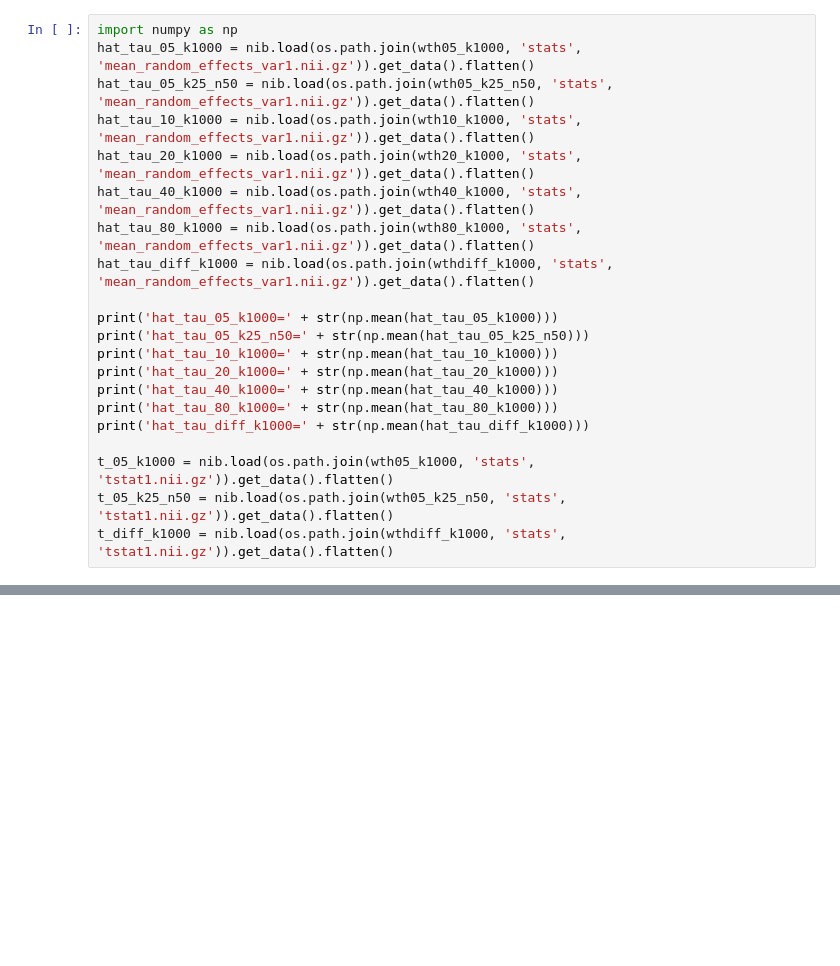
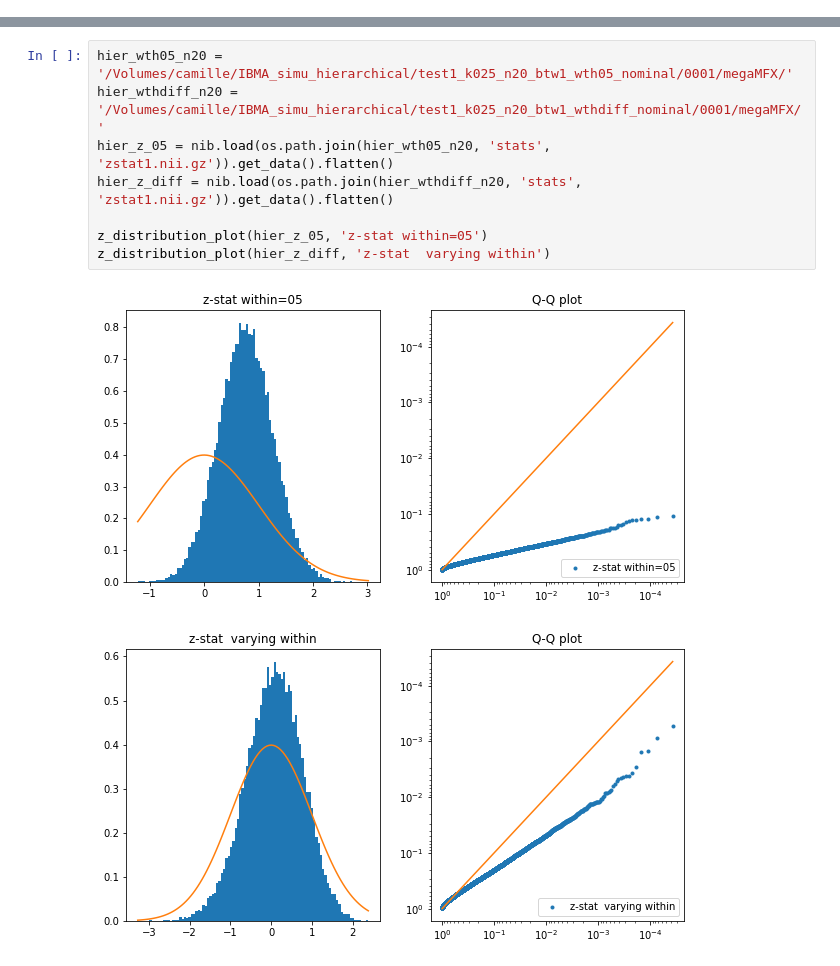
Before and after one commit to cmaumet/zmeta, a Jupyter notebook: Scripts/simulations/lib/mfx_issue.ipynb, the cells around one changed output, grey strips where cells are left out. Saved outputs shown, nothing was run; the diff lists cells and outputs as text; blank space fills up the shorter version.

```diff
--- a/Scripts/simulations/lib/mfx_issue.ipynb
+++ b/Scripts/simulations/lib/mfx_issue.ipynb
@@ -19,21 +10,0 @@ p_diff = norm.sf(-z_diff)
-# %%
-import numpy as np
-hat_tau_05_k1000 = nib.load(os.path.join(wth05_k1000, 'stats', 'mean_random_effects_var1.nii.gz')).get_data().flatten()
-hat_tau_05_k25_n50 = nib.load(os.path.join(wth05_k25_n50, 'stats', 'mean_random_effects_var1.nii.gz')).get_data().flatten()
-hat_tau_10_k1000 = nib.load(os.path.join(wth10_k1000, 'stats', 'mean_random_effects_var1.nii.gz')).get_data().flatten()
-hat_tau_20_k1000 = nib.load(os.path.join(wth20_k1000, 'stats', 'mean_random_effects_var1.nii.gz')).get_data().flatten()
-hat_tau_40_k1000 = nib.load(os.path.join(wth40_k1000, 'stats', 'mean_random_effects_var1.nii.gz')).get_data().flatten()
-hat_tau_80_k1000 = nib.load(os.path.join(wth80_k1000, 'stats', 'mean_random_effects_var1.nii.gz')).get_data().flatten()
-hat_tau_diff_k1000 = nib.load(os.path.join(wthdiff_k1000, 'stats', 'mean_random_effects_var1.nii.gz')).get_data().flatten()
-
-print('hat_tau_05_k1000=' + str(np.mean(hat_tau_05_k1000)))
-print('hat_tau_05_k25_n50=' + str(np.mean(hat_tau_05_k25_n50)))
-print('hat_tau_10_k1000=' + str(np.mean(hat_tau_10_k1000)))
-print('hat_tau_20_k1000=' + str(np.mean(hat_tau_20_k1000)))
-print('hat_tau_40_k1000=' + str(np.mean(hat_tau_40_k1000)))
-print('hat_tau_80_k1000=' + str(np.mean(hat_tau_80_k1000)))
-print('hat_tau_diff_k1000=' + str(np.mean(hat_tau_diff_k1000)))
-
-t_05_k1000 = nib.load(os.path.join(wth05_k1000, 'stats', 'tstat1.nii.gz')).get_data().flatten()
-t_05_k25_n50 = nib.load(os.path.join(wth05_k25_n50, 'stats', 'tstat1.nii.gz')).get_data().flatten()
-t_diff_k1000 = nib.load(os.path.join(wthdiff_k1000, 'stats', 'tstat1.nii.gz')).get_data().flatten()
@@ -131 +93,12 @@ wthdiff_k25_n1000
+# %%
+hier_wth05_n20 = '/Volumes/camille/IBMA_simu_hierarchical/test1_k025_n20_btw1_wth05_nominal/0001/megaMFX/'
+hier_wthdiff_n20 = '/Volumes/camille/IBMA_simu_hierarchical/test1_k025_n20_btw1_wthdiff_nominal/0001/megaMFX/'
+hier_z_05 = nib.load(os.path.join(hier_wth05_n20, 'stats', 'zstat1.nii.gz')).get_data().flatten()
+hier_z_diff = nib.load(os.path.join(hier_wthdiff_n20, 'stats', 'zstat1.nii.gz')).get_data().flatten()
+
+z_distribution_plot(hier_z_05, 'z-stat within=05')
+z_distribution_plot(hier_z_diff, 'z-stat  varying within')
+# %% [output]
+[figure, added]
+[figure, added]
 # %%
```
Also changed, not shown: parts of 13 cells of this notebook.
